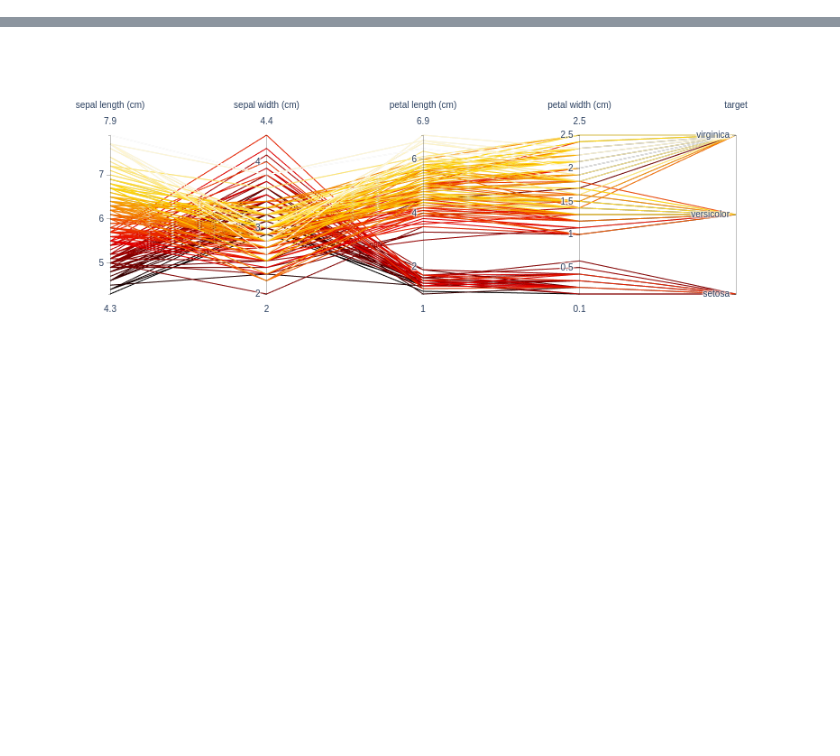
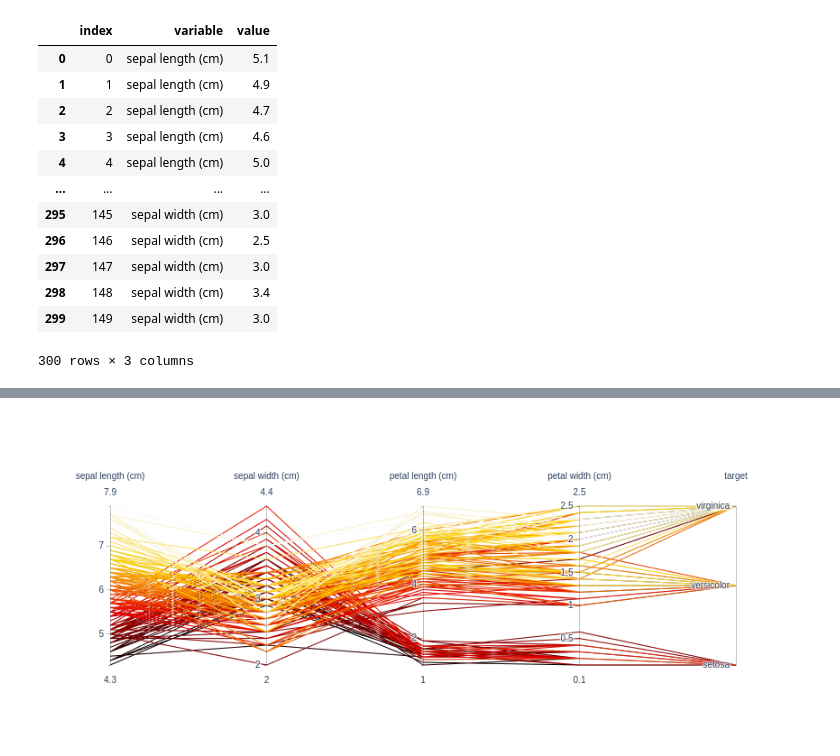
Before and after one commit to lcopey/dash_graph, a Jupyter notebook: dev.ipynb, the cells around one changed output, grey strips where cells are left out. Saved outputs shown, nothing was run; the diff lists cells and outputs as text; code cells hidden in the pictures; blank space fills up the shorter version.

```diff
--- a/dev.ipynb
+++ b/dev.ipynb
@@ -42,0 +72,18 @@ def parallel(dataframe: pd.DataFrame,
+# %%
+data.rename_axis("index").reset_index().melt(
+    id_vars="index", value_vars=["sepal length (cm)", "sepal width (cm)"]
+)
+# %% [output]
+|  | index | variable | value |
+| 0 | 0 | sepal length (cm) | 5.1 |
+| 1 | 1 | sepal length (cm) | 4.9 |
+| 2 | 2 | sepal length (cm) | 4.7 |
+| 3 | 3 | sepal length (cm) | 4.6 |
+| 4 | 4 | sepal length (cm) | 5.0 |
+| ... | ... | ... | ... |
+| 295 | 145 | sepal width (cm) | 3.0 |
+| 296 | 146 | sepal width (cm) | 2.5 |
+| 297 | 147 | sepal width (cm) | 3.0 |
+| 298 | 148 | sepal width (cm) | 3.4 |
+| 299 | 149 | sepal width (cm) | 3.0 |
+300 rows × 3 columns
```
Also changed, not shown: parts of 6 cells of this notebook, 4 other files.
